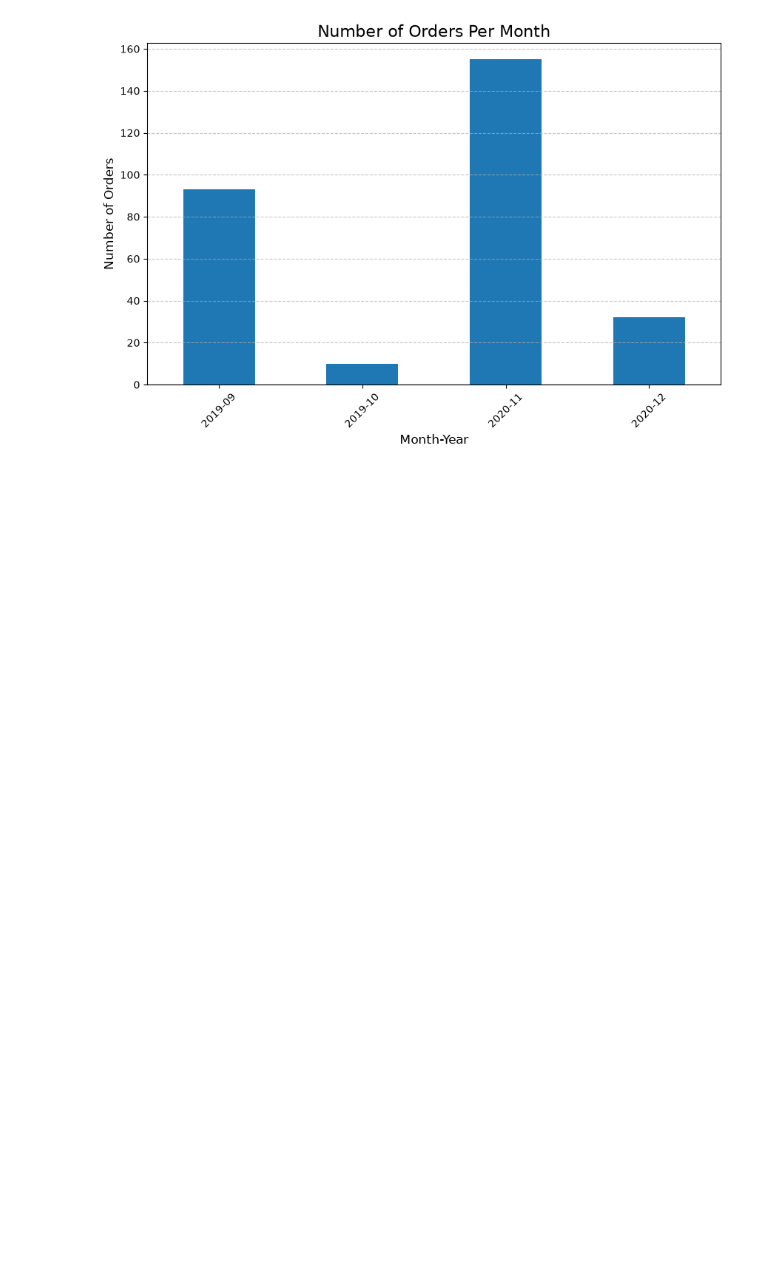
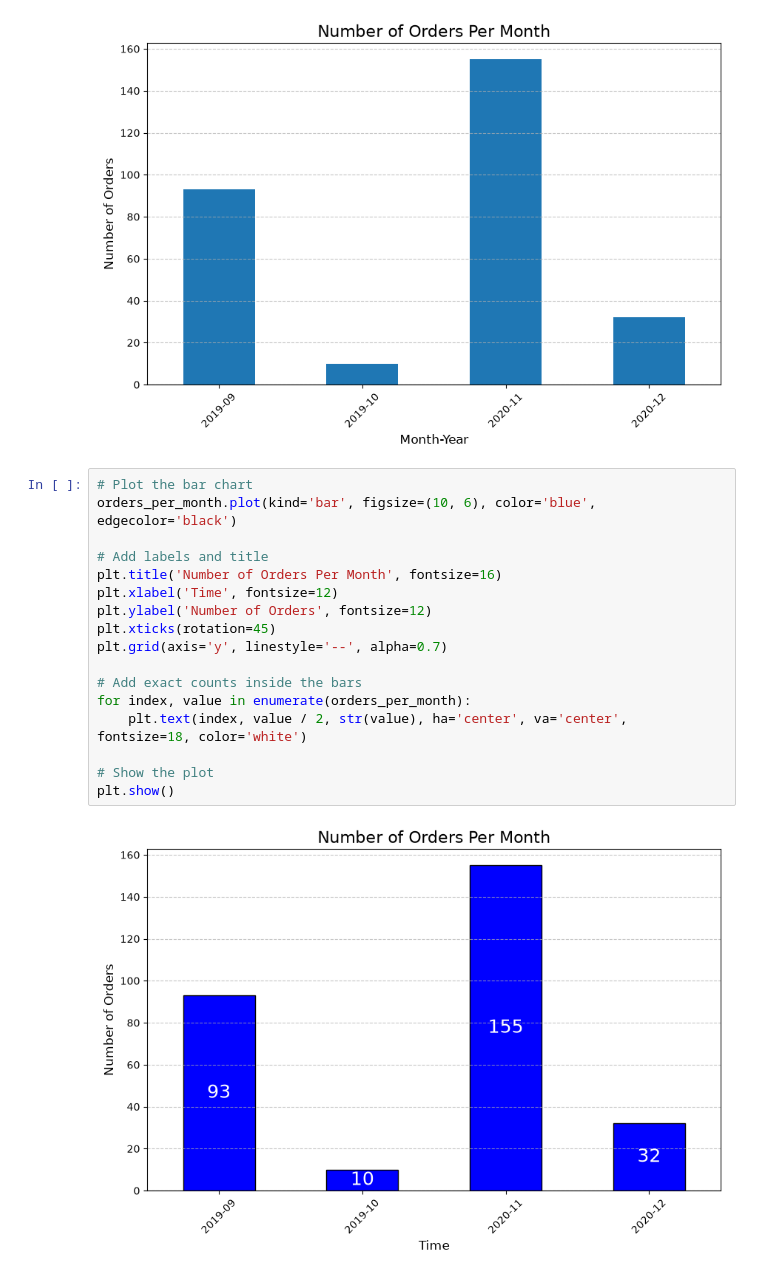
Before and after one commit to fru-s/Muesli_Project, a Jupyter notebook: Muesli_Project_exercise.ipynb, the cells around one changed output. Cells and saved outputs as stored; diff of their text form; blank space fills up the shorter version.

```diff
--- a/Muesli_Project_exercise.ipynb
+++ b/Muesli_Project_exercise.ipynb
@@ -113,3 +113,22 @@ plt.xticks(rotation=45)
 plt.grid(axis='y', linestyle='--', alpha=0.7)
 # %% [output]
 [figure]
+# %%
+# Plot the bar chart
+orders_per_month.plot(kind='bar', figsize=(10, 6), color='blue', edgecolor='black')
+
+# Add labels and title
+plt.title('Number of Orders Per Month', fontsize=16)
+plt.xlabel('Time', fontsize=12)
+plt.ylabel('Number of Orders', fontsize=12)
+plt.xticks(rotation=45)
+plt.grid(axis='y', linestyle='--', alpha=0.7)
+
+# Add exact counts inside the bars
+for index, value in enumerate(orders_per_month):
+    plt.text(index, value / 2, str(value), ha='center', va='center', fontsize=18, color='white')
+
+# Show the plot
+plt.show()
+# %% [output]
+[figure, added]
```
Also changed, not shown: parts of 17 cells of this notebook.
